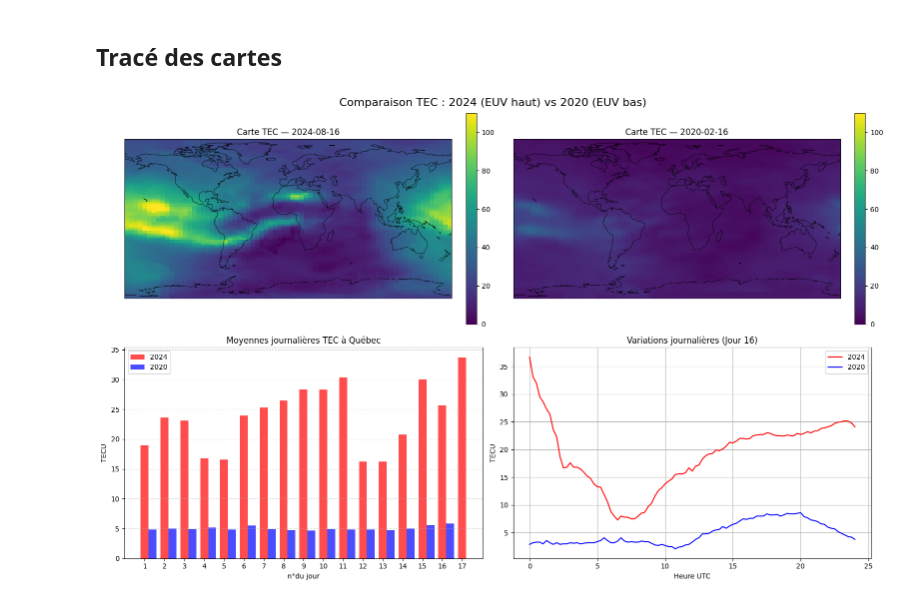
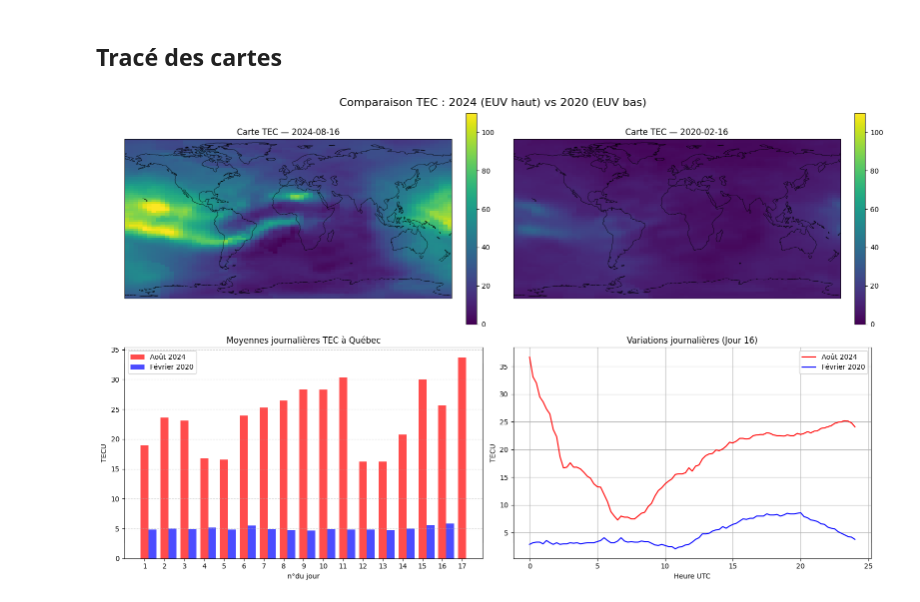
Before and after one commit to ClementineBeau/Atelier_Ionex, a Jupyter notebook: notebook_atelier_v2.ipynb, the cells around one changed output. Drawn from its saved outputs; the diff is of its cells as text; code cells hidden in the pictures.

```diff
--- a/notebook_atelier_v2.ipynb
+++ b/notebook_atelier_v2.ipynb
@@ -144,0 +159,27 @@ def plot_tec_map(tecmap, ax, title="",coast=0.5):
+# %%
+suffix_files = "24i"
+files_ionex_Z = sorted([
+    f for f in os.listdir(FOLDER_IONEX)
+    if f.endswith(f"{suffix_files}.Z")])
+if not files_ionex_Z:
+    raise RuntimeError(f"Aucun fichier .{suffix_files}.Z trouvé dans {FOLDER_IONEX}")
+print(files_ionex_Z) #Vérifier que les fichiers de type uqrg2xx.24i.Z apparaissent
+
+i = 15
+file_example = decompress_ionex_file(os.path.join(FOLDER_IONEX, files_ionex_Z[i]))
+carte_dates = get_tecmaps_with_time(file_example)
+proj = ccrs.PlateCarree()
+
+# Fonction d'affichage interactif
+def afficher_carte(idx):
+    date, tecmap = carte_dates[idx]
+    proj = ccrs.PlateCarree()
+    fig, ax = plt.subplots(figsize=(10, 5), subplot_kw=dict(projection=proj))
+    im = plot_tec_map(tecmap, ax, f"VTEC map — {date[0]}-{date[1]:02d}-{date[2]:02d} {date[3]:02d}:{date[4]:02d}")
+    cbar = fig.colorbar(im, ax=ax, orientation='vertical', fraction=0.046, pad=0.04)
+    cbar.set_label('TECU ($10^{16} \\mathrm{el}/\\mathrm{m}^2$)')
+    plt.show()
+
+# Slider interactif
+slider = IntSlider(value=0, min=0, max=len(carte_dates)-1, step=1, description='Temps')
+interact(afficher_carte, idx=slider)
@@ -262,42 +306,42 @@ cartes2020, moy2020, dates2020, var2020 = charger_periode("20i")
 fig, axes = plt.subplots(2, 2, figsize=(16, 10), subplot_kw={"projection": ccrs.PlateCarree()})
 fig.suptitle("Comparaison TEC : 2024 (EUV haut) vs 2020 (EUV bas)", fontsize=16)
 
-# 1) Carte exemple 2024
+# Carte 2024
 date_fixed, tecmap_fixed = cartes2024[15][0]  #  jour 16
 im1 = plot_tec_map(tecmap_fixed, axes[0,0], f"Carte TEC — 2024-{date_fixed[1]:02d}-{date_fixed[2]:02d}")
 cbar1 = fig.colorbar(im1, ax=axes[0,0], orientation="vertical", fraction=0.046, pad=0.04)
 
-# 2) Carte exemple 2020
+# Carte 2020
 date_fixed, tecmap_fixed = cartes2020[14][0]
 im2 = plot_tec_map(tecmap_fixed, axes[0,1], f"Carte TEC — 2020-{date_fixed[1]:02d}-{date_fixed[2]:02d}")
 cbar2 = fig.colorbar(im2, ax=axes[0,1], orientation="vertical", fraction=0.046, pad=0.04)
 
-# 3) Moyennes journalières comparées
+# Moyennes journalières comparées
 ax3 = fig.add_subplot(2,2,3)
 jours2024 = np.arange(1, len(moy2024)+1)
 jours2020 = np.arange(1, len(moy2020)+1)
-ax3.bar(jours2024, moy2024, alpha=0.7, label="2024", color="red", width=0.4, align="center")
-ax3.bar(jours2020+0.4, moy2020, alpha=0.7, label="2020", color="blue", width=0.4, align="center")
+ax3.bar(jours2024, moy2024, alpha=0.7, label="Août 2024", color="red", width=0.4, align="center")
+ax3.bar(jours2020+0.4, moy2020, alpha=0.7, label="Février 2020", color="blue", width=0.4, align="center")
 ax3.set_title("Moyennes journalières TEC à Québec")
 ax3.set_ylabel("TECU")
 ax3.set_xticks(jours2024)
 ax3.set_xlabel("n°du jour")
 ax3.legend()
 ax3.grid(axis='y', linestyle='--', alpha=0.5)
 
-# 4) Variations journalières comparées (16iem jour)
+# Variations journalières comparées (16iem jour)
 ax4 = fig.add_subplot(2,2,4)
 heures24, vals24 = zip(*var2024[0])
 heures20, vals20 = zip(*var2020[0])
-ax4.plot(heures24, vals24, "r-", label="2024")
-ax4.plot(heures20, vals20, "b-", label="2020")
+ax4.plot(heures24, vals24, "r-", label="Août 2024")
+ax4.plot(heures20, vals20, "b-", label="Février 2020")
 ax4.set_title("Variations journalières (Jour 16)")
 ax4.set_xlabel("Heure UTC")
 ax4.set_ylabel("TECU")
 ax4.legend()
 ax4.grid(True)
 
 plt.tight_layout()
 plt.show()
 # %% [output]
-[figure, old version]
+[figure, new version]
```
Also changed, not shown: parts of 7 cells of this notebook.
